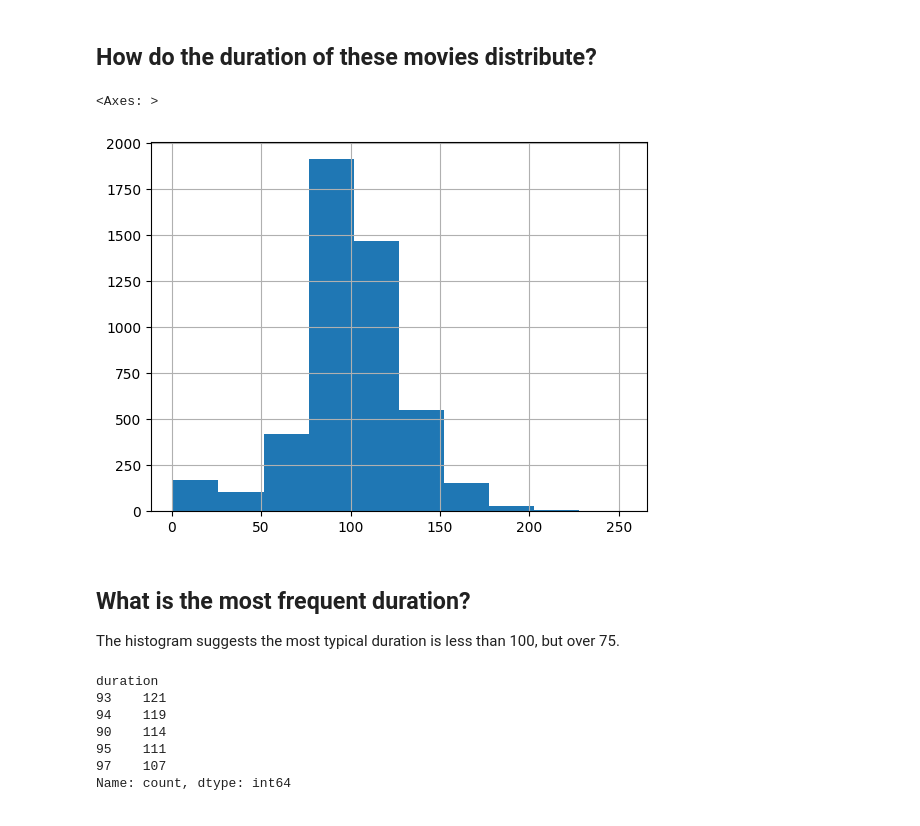
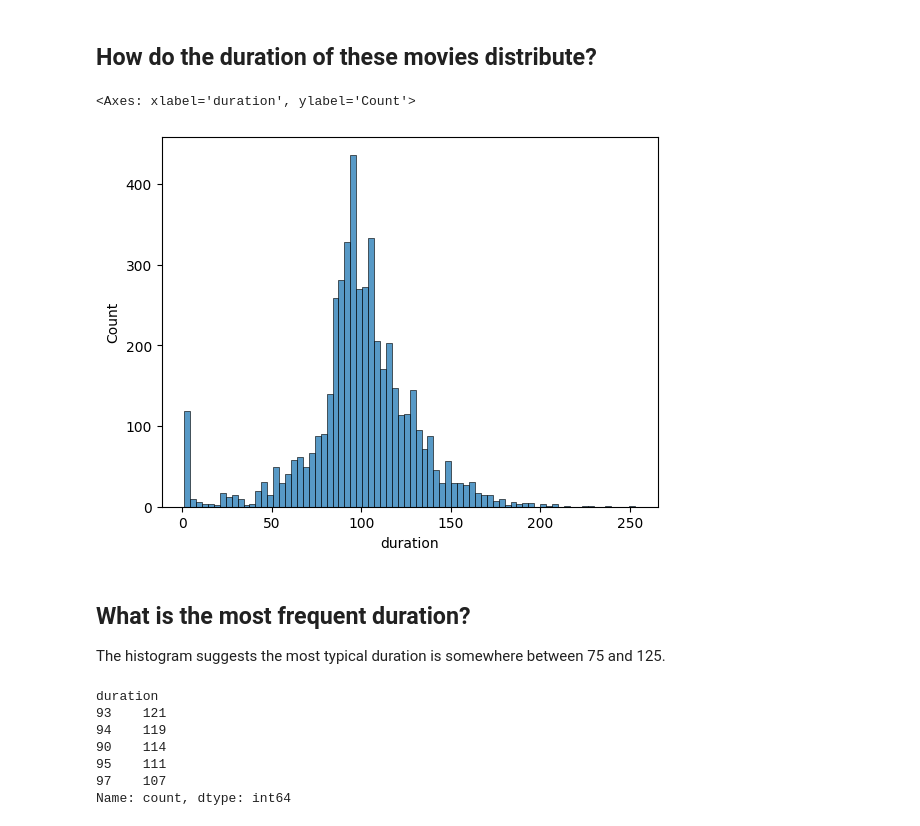
Before and after one commit to MichaelSzczepaniak/DSPortfolio, a Jupyter notebook: Netflix_Movies/NetflixMovies.ipynb, the cells around one changed output. Drawn from its saved outputs; the diff is of its cells as text; code cells hidden in the pictures.

```diff
--- a/Netflix_Movies/NetflixMovies.ipynb
+++ b/Netflix_Movies/NetflixMovies.ipynb
@@ -64,14 +65,14 @@ netflix_df.head()
 # %% [markdown]
 ## How do the duration of these movies distribute?
 # %%
-netflix_df['duration'].hist()
+sns.histplot(netflix_df['duration'])
 # %% [output]
-<Axes: >
+<Axes: xlabel='duration', ylabel='Count'>
-[figure, old version]
+[figure, new version]
 # %% [markdown]
 ## What is the most frequent duration?
 
-The histogram suggests the most typical duration is less than 100, but over 75.
+The histogram suggests the most typical duration is somewhere between 75 and 125.
 # %%
 duration_counts_all = netflix_df['duration'].value_counts().sort_index()
 duration_counts_top = duration_counts_all.loc[(duration_counts_all >=75) & (duration_counts_all < 125)]
```
Also changed, not shown: parts of 10 cells of this notebook, 4 other files.
